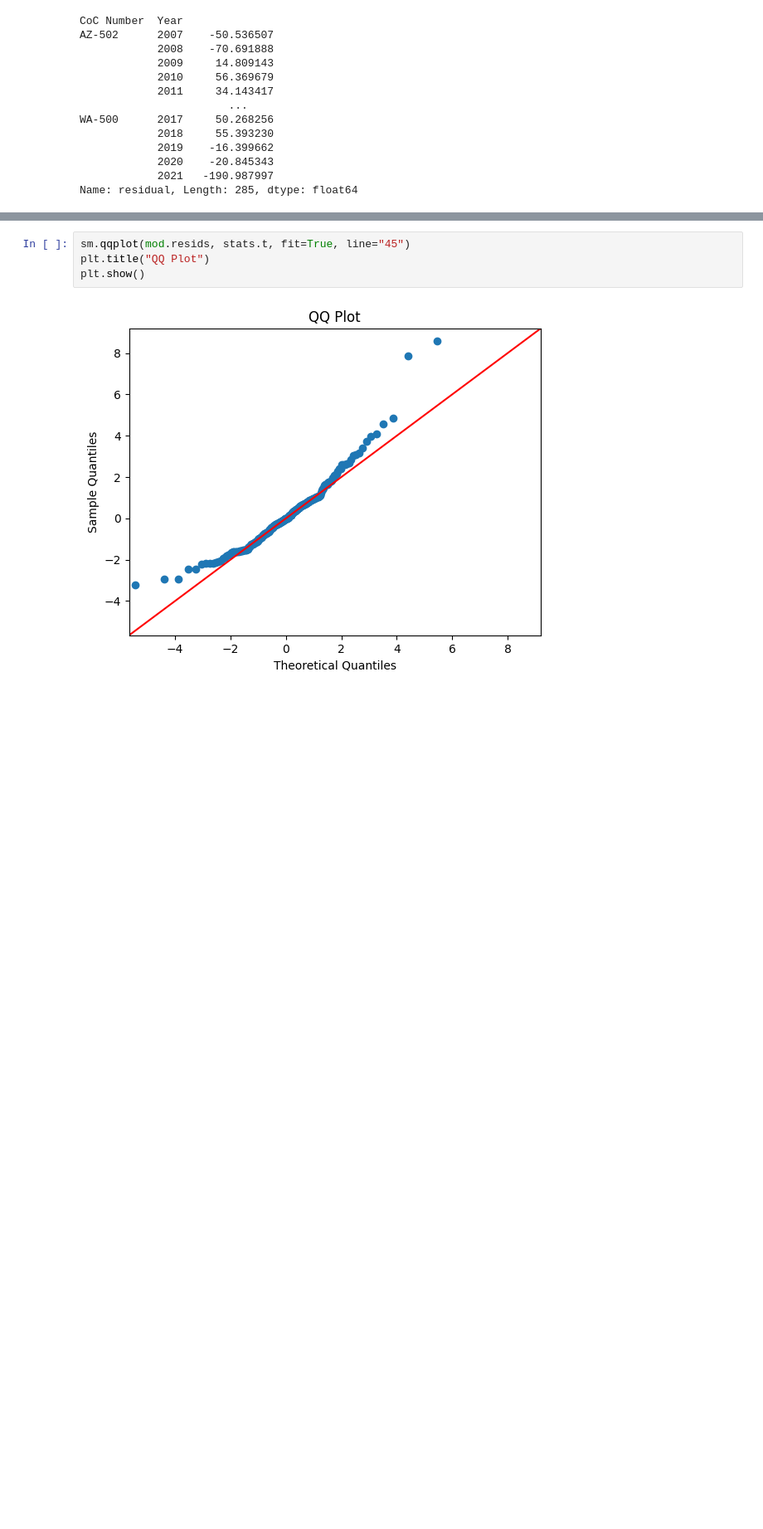
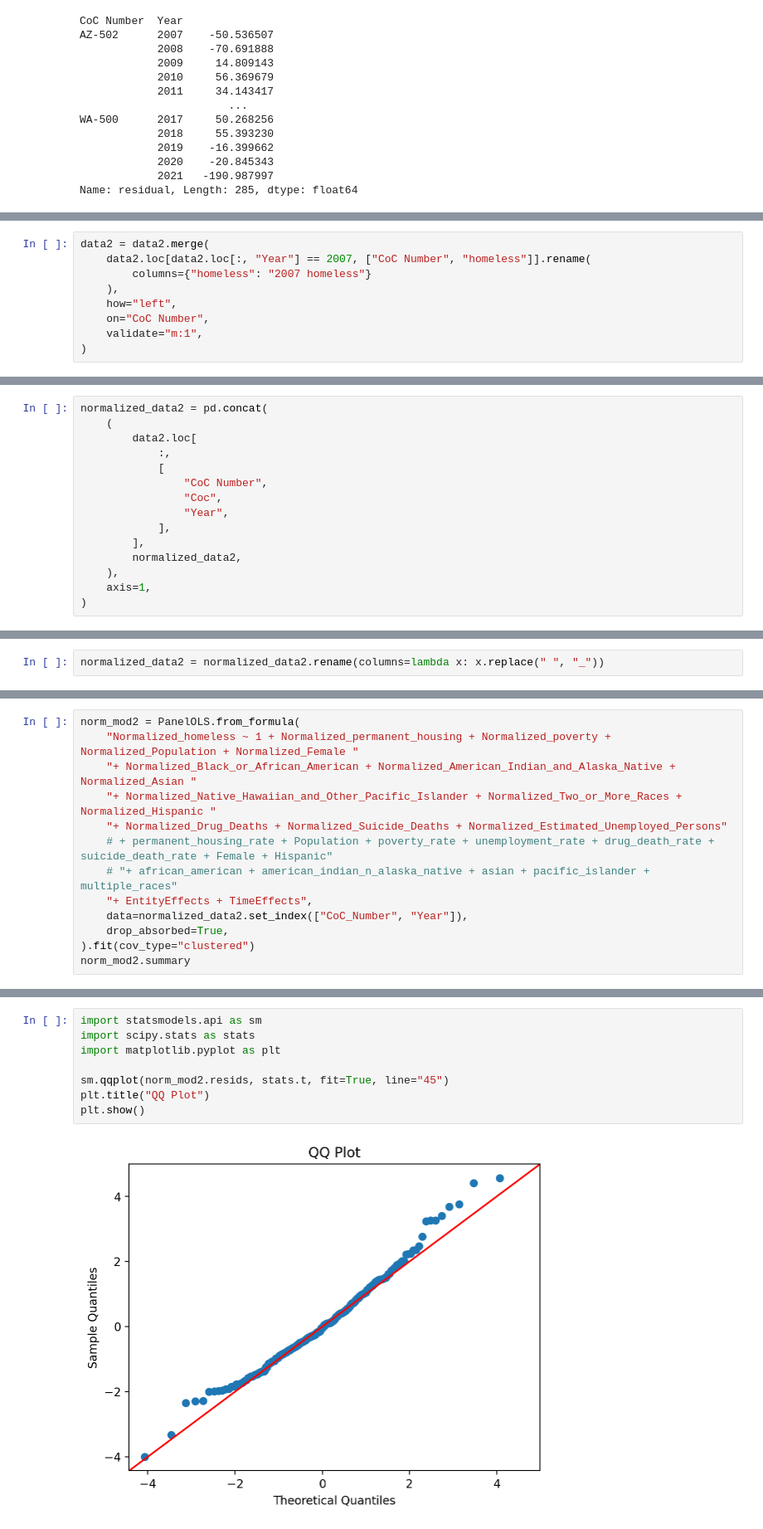
Before and after one commit to heath3rq/Python_Homelessness-Causal-Inference-Analysis, a Jupyter notebook: 10_code/50_modeling.ipynb, the cells around one changed output, grey strips where cells are left out. Shown at 83% size. Cells and saved outputs as stored; diff of their text form; blank space fills up the shorter version.

```diff
--- a/10_code/50_modeling.ipynb
+++ b/10_code/50_modeling.ipynb
@@ -196,0 +326,9 @@ plt.show()
+# %%
+data2 = data2.merge(
+    data2.loc[data2.loc[:, "Year"] == 2007, ["CoC Number", "homeless"]].rename(
+        columns={"homeless": "2007 homeless"}
+    ),
+    how="left",
+    on="CoC Number",
+    validate="m:1",
+)
@@ -196,0 +350,15 @@ plt.show()
+# %%
+normalized_data2 = pd.concat(
+    (
+        data2.loc[
+            :,
+            [
+                "CoC Number",
+                "Coc",
+                "Year",
+            ],
+        ],
+        normalized_data2,
+    ),
+    axis=1,
+)
@@ -196,0 +367,2 @@ plt.show()
+# %%
+normalized_data2 = normalized_data2.rename(columns=lambda x: x.replace(" ", "_"))
@@ -196,0 +382,13 @@ plt.show()
+# %%
+norm_mod2 = PanelOLS.from_formula(
+    "Normalized_homeless ~ 1 + Normalized_permanent_housing + Normalized_poverty + Normalized_Population + Normalized_Female "
+    "+ Normalized_Black_or_African_American + Normalized_American_Indian_and_Alaska_Native + Normalized_Asian "
+    "+ Normalized_Native_Hawaiian_and_Other_Pacific_Islander + Normalized_Two_or_More_Races + Normalized_Hispanic "
+    "+ Normalized_Drug_Deaths + Normalized_Suicide_Deaths + Normalized_Estimated_Unemployed_Persons"
+    # + permanent_housing_rate + Population + poverty_rate + unemployment_rate + drug_death_rate + suicide_death_rate + Female + Hispanic"
+    # "+ african_american + american_indian_n_alaska_native + asian + pacific_islander + multiple_races"
+    "+ EntityEffects + TimeEffects",
+    data=normalized_data2.set_index(["CoC_Number", "Year"]),
+    drop_absorbed=True,
+).fit(cov_type="clustered")
+norm_mod2.summary
@@ -197,6 +458,10 @@ plt.show()
 # %%
-sm.qqplot(mod.resids, stats.t, fit=True, line="45")
+import statsmodels.api as sm
+import scipy.stats as stats
+import matplotlib.pyplot as plt
+
+sm.qqplot(norm_mod2.resids, stats.t, fit=True, line="45")
 plt.title("QQ Plot")
 plt.show()
 # %% [output]
-[figure, old version]
+[figure, new version]
```
Also changed, not shown: parts of 26 cells of this notebook, 2 other files.
